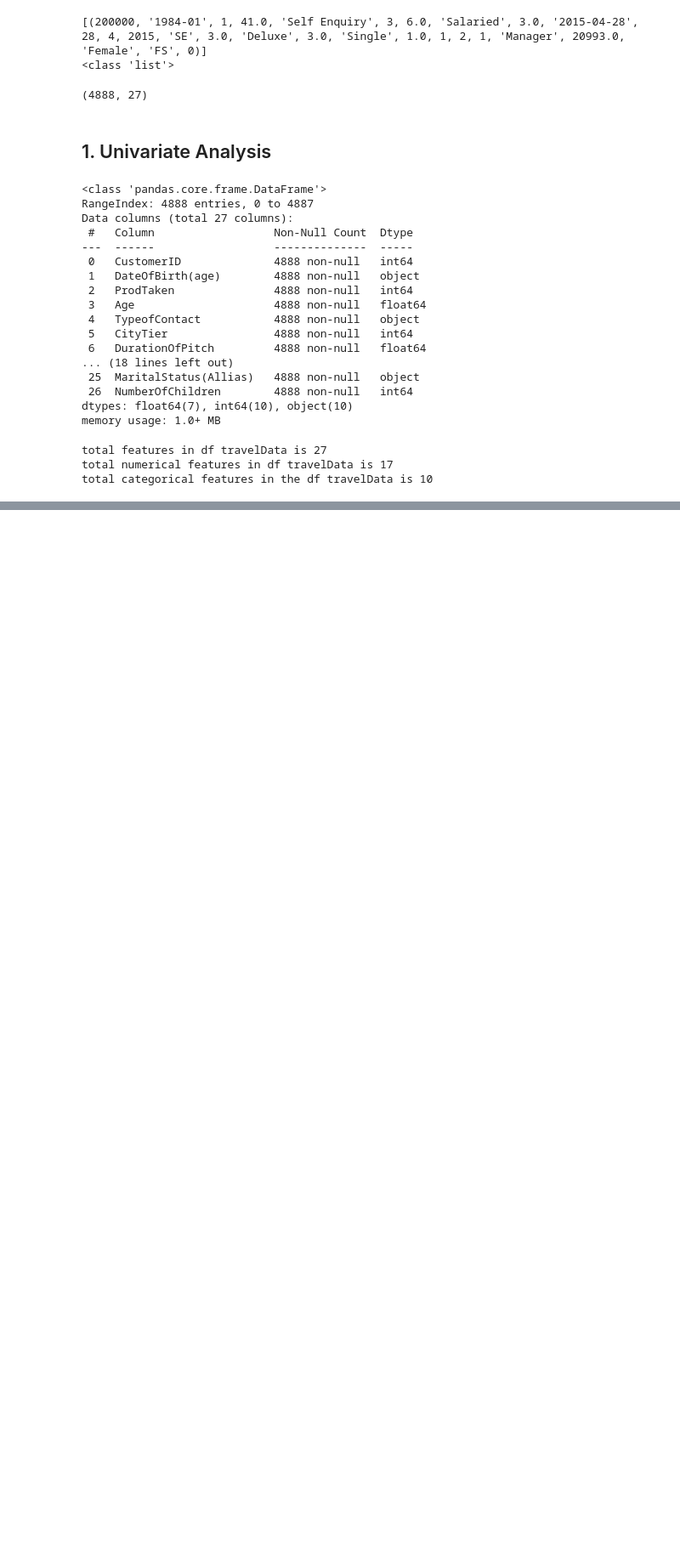
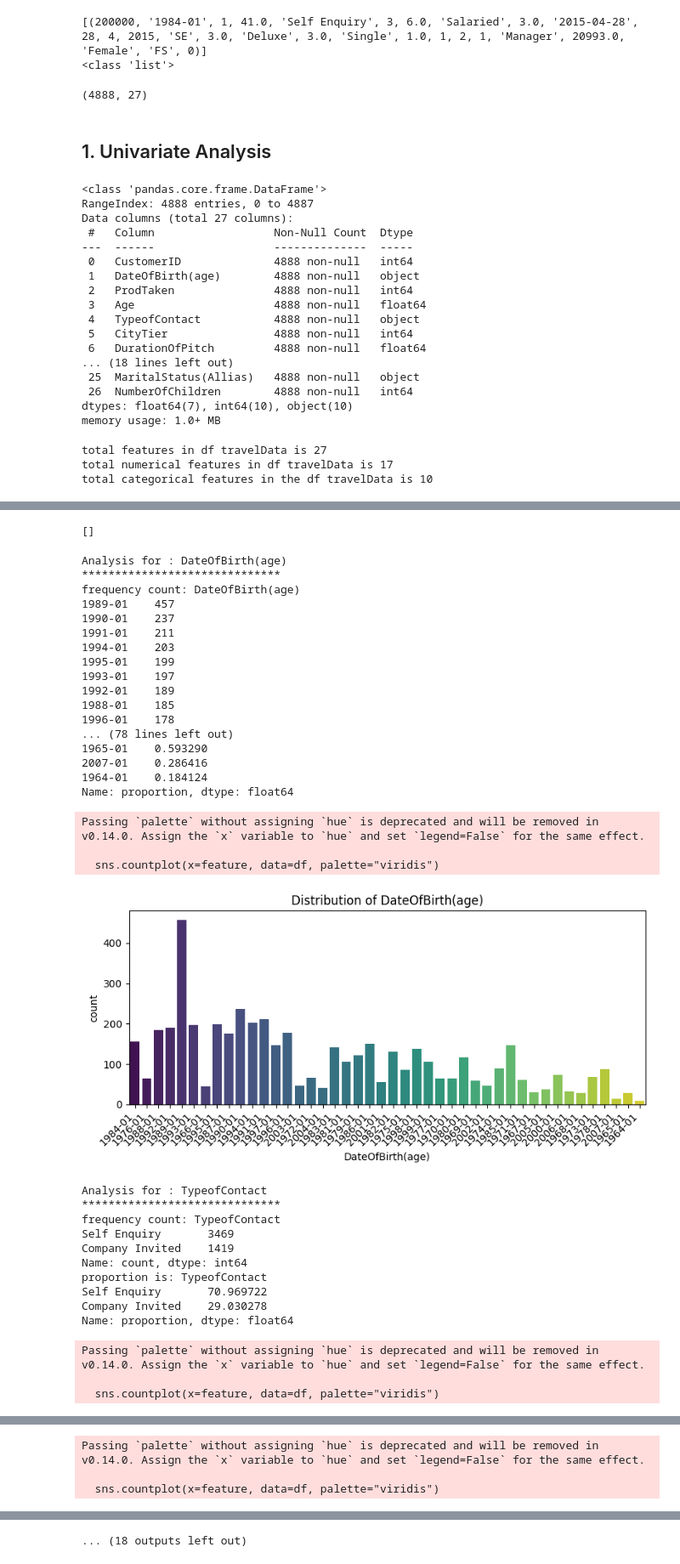
Before and after one commit to harshoo1/practice_with_H, a Jupyter notebook: ipynb_notebooks/ml_models.ipynb, the cells around one changed output, grey strips where cells are left out. Shown at 85% size. Saved outputs shown, nothing was run; the diff lists cells and outputs as text; code cells hidden in the pictures; blank space fills up the shorter version.

Commit message:
univariate analysis for categorical data

```diff
--- a/ipynb_notebooks/ml_models.ipynb
+++ b/ipynb_notebooks/ml_models.ipynb
@@ -158,3 +158,7 @@ print(f"total categorical features in the df travelData is {df.select_dtypes(inc
 total features in df travelData is 27
 total numerical features in df travelData is 17
 total categorical features in the df travelData is 10
+# %%
+#list all the features that have object as dtype
+categorical_features = df.select_dtypes(include=['object']).columns.to_list()
+categorical_features
@@ -160,0 +176,69 @@ total categorical features in the df travelData is 10
+# %%
+# 1. univariate analysis for categorical features
+'''
+1.Frequency Count: Count unique values and their frequencies.
+2.Proportions: Calculate percentages for each category.
+3.Visualization: Use bar plots to display the distribution.
+
+'''
+# %% [output]
+[]
+# %%
+def univariate_analysis_categorical_features(df, categorical_features):
+    for feature in categorical_features:
+        print(f"Analysis for : {feature}")
+        print('*'*30)
+
+        # counting the feaq
+        count = df[feature].value_counts()
+        print(f'frequency count: {count}')
+
+        #proportion
+        proportion =  df[feature].value_counts(normalize = True) *100
+        print(f"proportion is: {proportion}")
+
+
+        #visualize
+        plt.figure(figsize=(8, 4))
+        sns.countplot(x=feature, data=df, palette="viridis")
+        plt.title(f"Distribution of {feature}")
+        plt.xticks(rotation=45, ha="right")
+        plt.tight_layout()
+        plt.show()
+# %%
+univariate_analysis_categorical_features(df, categorical_features)
+# %% [output]
+Analysis for : DateOfBirth(age)
+******************************
+frequency count: DateOfBirth(age)
+1989-01    457
+1990-01    237
+1991-01    211
+1994-01    203
+1995-01    199
+1993-01    197
+1992-01    189
+1988-01    185
+1996-01    178
+... (78 lines left out)
+1965-01    0.593290
+2007-01    0.286416
+1964-01    0.184124
+Name: proportion, dtype: float64
+Passing `palette` without assigning `hue` is deprecated and will be removed in v0.14.0. Assign the `x` variable to `hue` and set `legend=False` for the same effect.
+
+  sns.countplot(x=feature, data=df, palette="viridis")
+[figure, added]
+Analysis for : TypeofContact
+******************************
+frequency count: TypeofContact
+Self Enquiry       3469
+Company Invited    1419
+Name: count, dtype: int64
+proportion is: TypeofContact
+Self Enquiry       70.969722
+Company Invited    29.030278
+Name: proportion, dtype: float64
+Passing `palette` without assigning `hue` is deprecated and will be removed in v0.14.0. Assign the `x` variable to `hue` and set `legend=False` for the same effect.
+
+  sns.countplot(x=feature, data=df, palette="viridis")
@@ -160,0 +260,3 @@ total categorical features in the df travelData is 10
+Passing `palette` without assigning `hue` is deprecated and will be removed in v0.14.0. Assign the `x` variable to `hue` and set `legend=False` for the same effect.
+
+  sns.countplot(x=feature, data=df, palette="viridis")
@@ -160,0 +285 @@ total categorical features in the df travelData is 10
+... (18 outputs left out)
```
Also changed, not shown: parts of 2 cells of this notebook.
